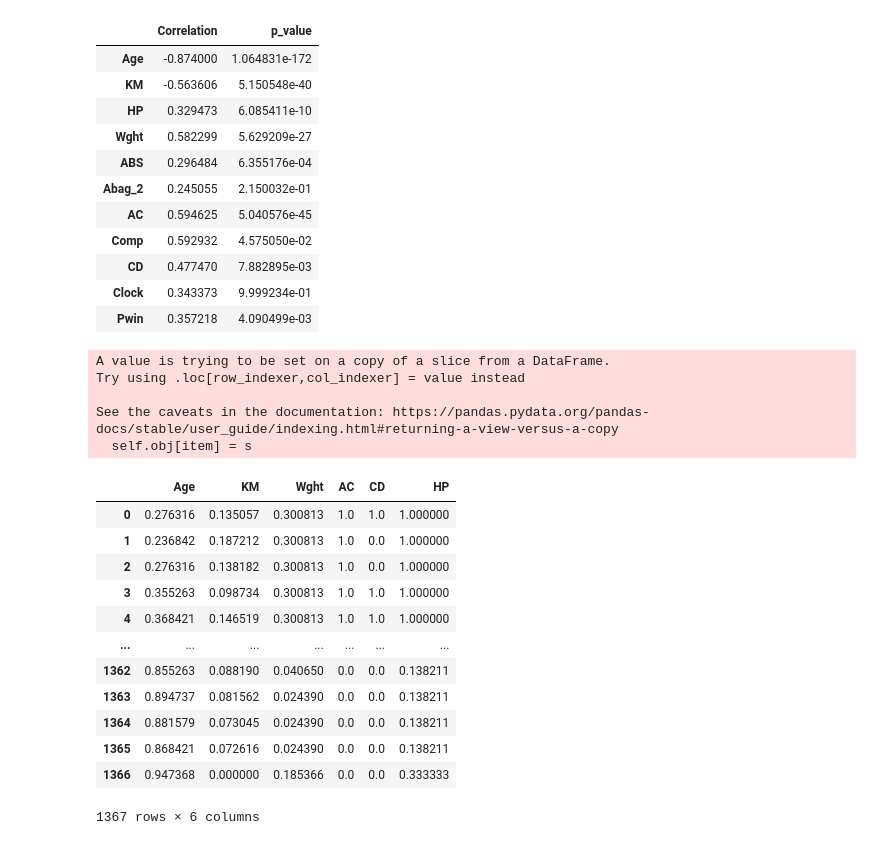
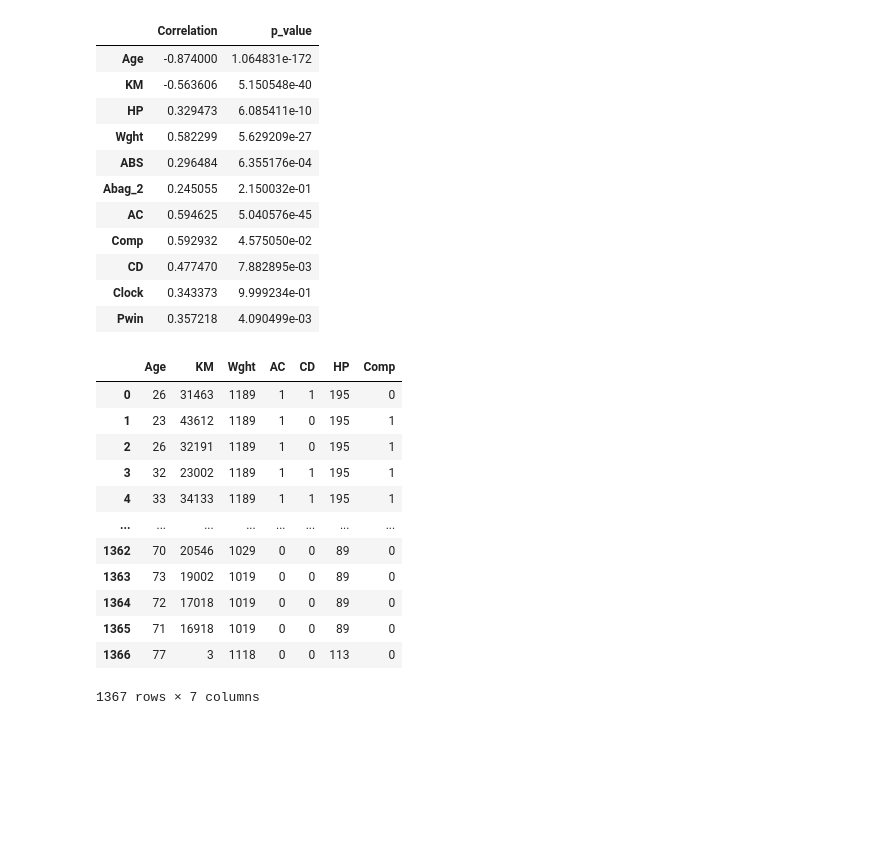
Before and after one commit to vvenkatesh-ML/Projects, a Jupyter notebook: Assignment 1/assignment1_code.ipynb, the cells around one changed output. Drawn from its saved outputs; the diff is of its cells as text; code cells hidden in the pictures; blank space fills up the shorter version.

```diff
--- a/Assignment 1/assignment_code.ipynb
+++ b/Assignment 1/assignment1_code.ipynb
@@ -121,34 +122,23 @@ features_df
 | CD | 0.477470 | 7.882895e-03 |
 | Clock | 0.343373 | 9.999234e-01 |
 | Pwin | 0.357218 | 4.090499e-03 |
-# %%
-##Only Age, KM, Wght, HP, AC and CD meet the criteria comfortably
-features_df = features_df.drop(['ABS','Abag_2','Comp','Clock','Pwin'], axis=0)
-#Final features
-df_new = df[['Age','KM','Wght','AC','CD','HP']]
-
-# Normalize all values to bring them to a similar scale (Normalizing data brings all values to within 0 & 1)
-x = df_new.values
-min_max_scaler = preprocessing.MinMaxScaler()
-x_scaled = min_max_scaler.fit_transform(x)
-df_new.loc[:,:] = x_scaled
-df_new
-# %% [output]
-A value is trying to be set on a copy of a slice from a DataFrame.
-Try using .loc[row_indexer,col_indexer] = value instead
-
-See the caveats in the documentation: https://pandas.pydata.org/pandas-docs/stable/user_guide/indexing.html#returning-a-view-versus-a-copy
-  self.obj[item] = s
-|  | Age | KM | Wght | AC | CD | HP |
-| 0 | 0.276316 | 0.135057 | 0.300813 | 1.0 | 1.0 | 1.000000 |
-| 1 | 0.236842 | 0.187212 | 0.300813 | 1.0 | 0.0 | 1.000000 |
-| 2 | 0.276316 | 0.138182 | 0.300813 | 1.0 | 0.0 | 1.000000 |
-| 3 | 0.355263 | 0.098734 | 0.300813 | 1.0 | 1.0 | 1.000000 |
-| 4 | 0.368421 | 0.146519 | 0.300813 | 1.0 | 1.0 | 1.000000 |
-| ... | ... | ... | ... | ... | ... | ... |
-| 1362 | 0.855263 | 0.088190 | 0.040650 | 0.0 | 0.0 | 0.138211 |
-| 1363 | 0.894737 | 0.081562 | 0.024390 | 0.0 | 0.0 | 0.138211 |
-| 1364 | 0.881579 | 0.073045 | 0.024390 | 0.0 | 0.0 | 0.138211 |
-| 1365 | 0.868421 | 0.072616 | 0.024390 | 0.0 | 0.0 | 0.138211 |
-| 1366 | 0.947368 | 0.000000 | 0.185366 | 0.0 | 0.0 | 0.333333 |
-1367 rows × 6 columns
+# %%
+#After testing the model without each of the features, the final features to drop keep were KM, Age, Wght, AC, Comp, CD & HP
+features_df = features_df.drop(['ABS','Abag_2','Clock','Pwin'], axis=0)
+#Final features
+df_new = df[['Age','KM','Wght','AC','CD','HP','Comp']]
+df_new
+# %% [output]
+|  | Age | KM | Wght | AC | CD | HP | Comp |
+| 0 | 26 | 31463 | 1189 | 1 | 1 | 195 | 0 |
+| 1 | 23 | 43612 | 1189 | 1 | 0 | 195 | 1 |
+| 2 | 26 | 32191 | 1189 | 1 | 0 | 195 | 1 |
+| 3 | 32 | 23002 | 1189 | 1 | 1 | 195 | 1 |
+| 4 | 33 | 34133 | 1189 | 1 | 1 | 195 | 1 |
+| ... | ... | ... | ... | ... | ... | ... | ... |
+| 1362 | 70 | 20546 | 1029 | 0 | 0 | 89 | 0 |
+| 1363 | 73 | 19002 | 1019 | 0 | 0 | 89 | 0 |
+| 1364 | 72 | 17018 | 1019 | 0 | 0 | 89 | 0 |
+| 1365 | 71 | 16918 | 1019 | 0 | 0 | 89 | 0 |
+| 1366 | 77 | 3 | 1118 | 0 | 0 | 113 | 0 |
+1367 rows × 7 columns
```
Also changed, not shown: parts of 27 cells of this notebook.
